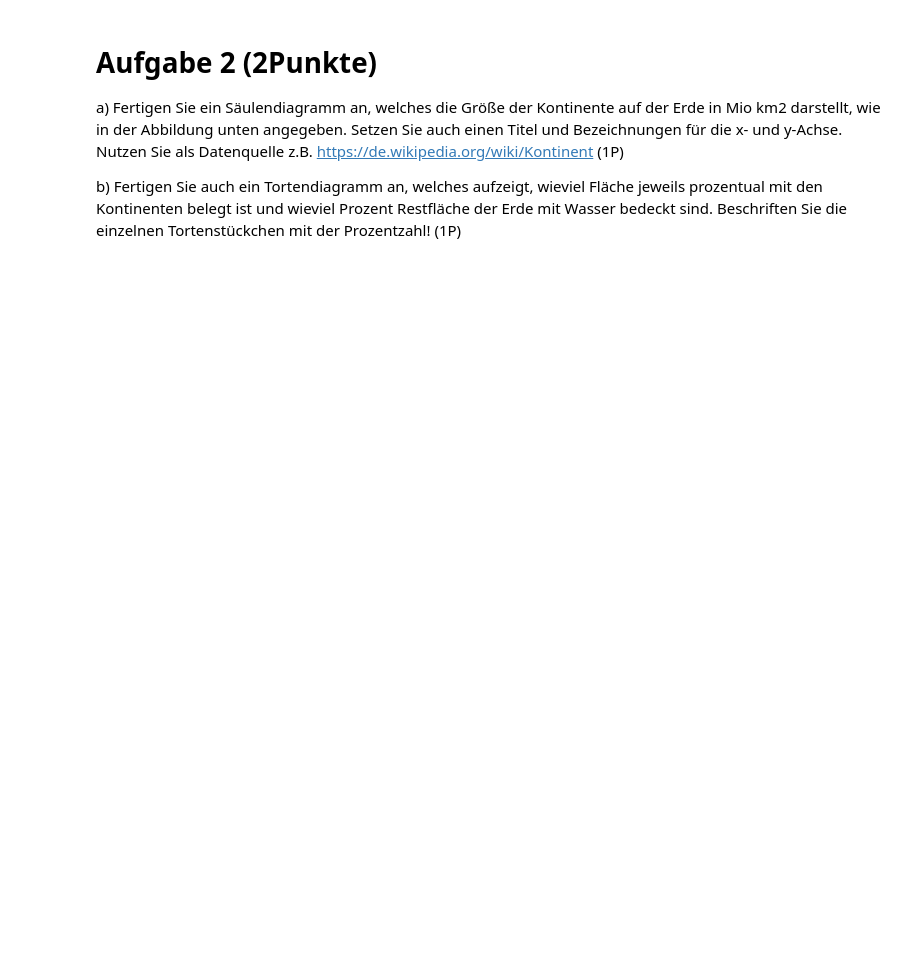
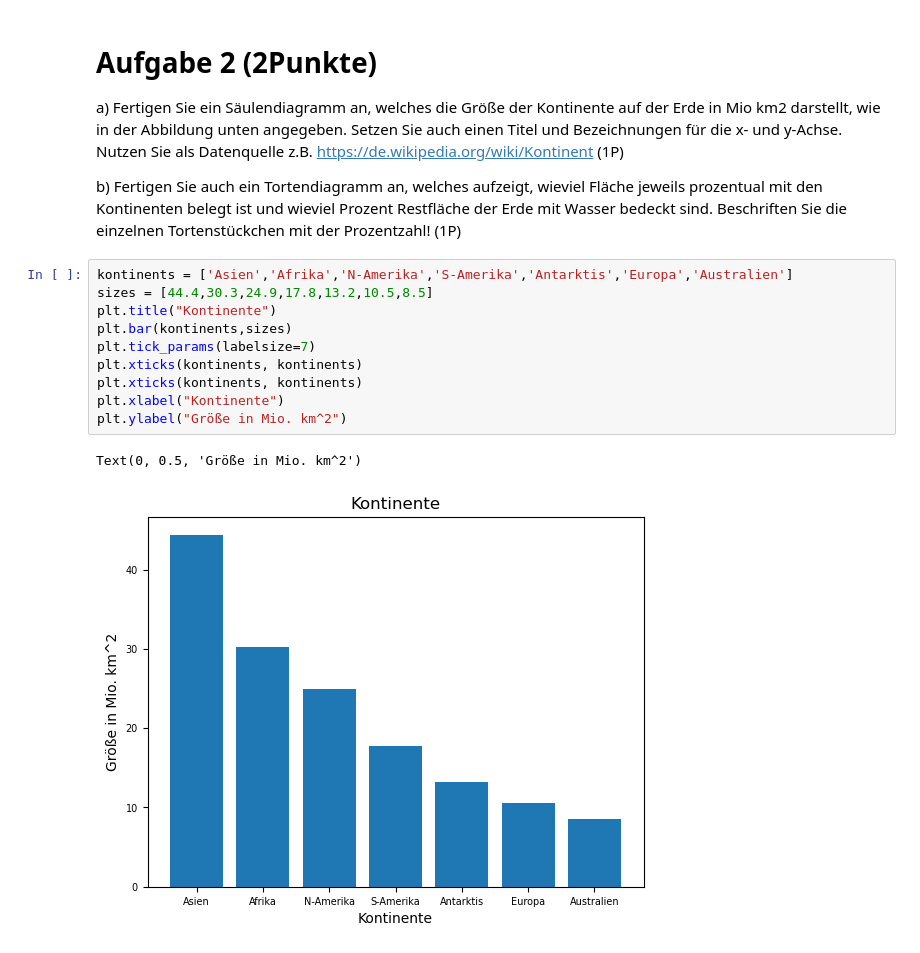
Before and after one commit to MuhammedKrz/DatenanalyseUndMLPraktika, a Jupyter notebook: Blatt 1/Praktikum1.ipynb, the cells around one changed output. Drawn from its saved outputs; the diff is of its cells as text; blank space fills up the shorter version.

```diff
--- a/Blatt 1/Praktikum1.ipynb
+++ b/Blatt 1/Praktikum1.ipynb
@@ -15,3 +30,16 @@ https://de.wikipedia.org/wiki/Kontinent (1P)
 
 b) Fertigen Sie auch ein Tortendiagramm an, welches aufzeigt, wieviel Fläche jeweils prozentual mit den Kontinenten belegt ist und wieviel
 Prozent Restfläche der Erde mit Wasser bedeckt sind. Beschriften Sie die einzelnen Tortenstückchen mit der Prozentzahl! (1P)
+# %%
+kontinents = ['Asien','Afrika','N-Amerika','S-Amerika','Antarktis','Europa','Australien']
+sizes = [44.4,30.3,24.9,17.8,13.2,10.5,8.5]
+plt.title("Kontinente")
+plt.bar(kontinents,sizes)
+plt.tick_params(labelsize=7)
+plt.xticks(kontinents, kontinents)
+plt.xticks(kontinents, kontinents)
+plt.xlabel("Kontinente")
+plt.ylabel("Größe in Mio. km^2")
+# %% [output]
+Text(0, 0.5, 'Größe in Mio. km^2')
+[figure, added]
```
Also changed, not shown: parts of 7 cells of this notebook.
